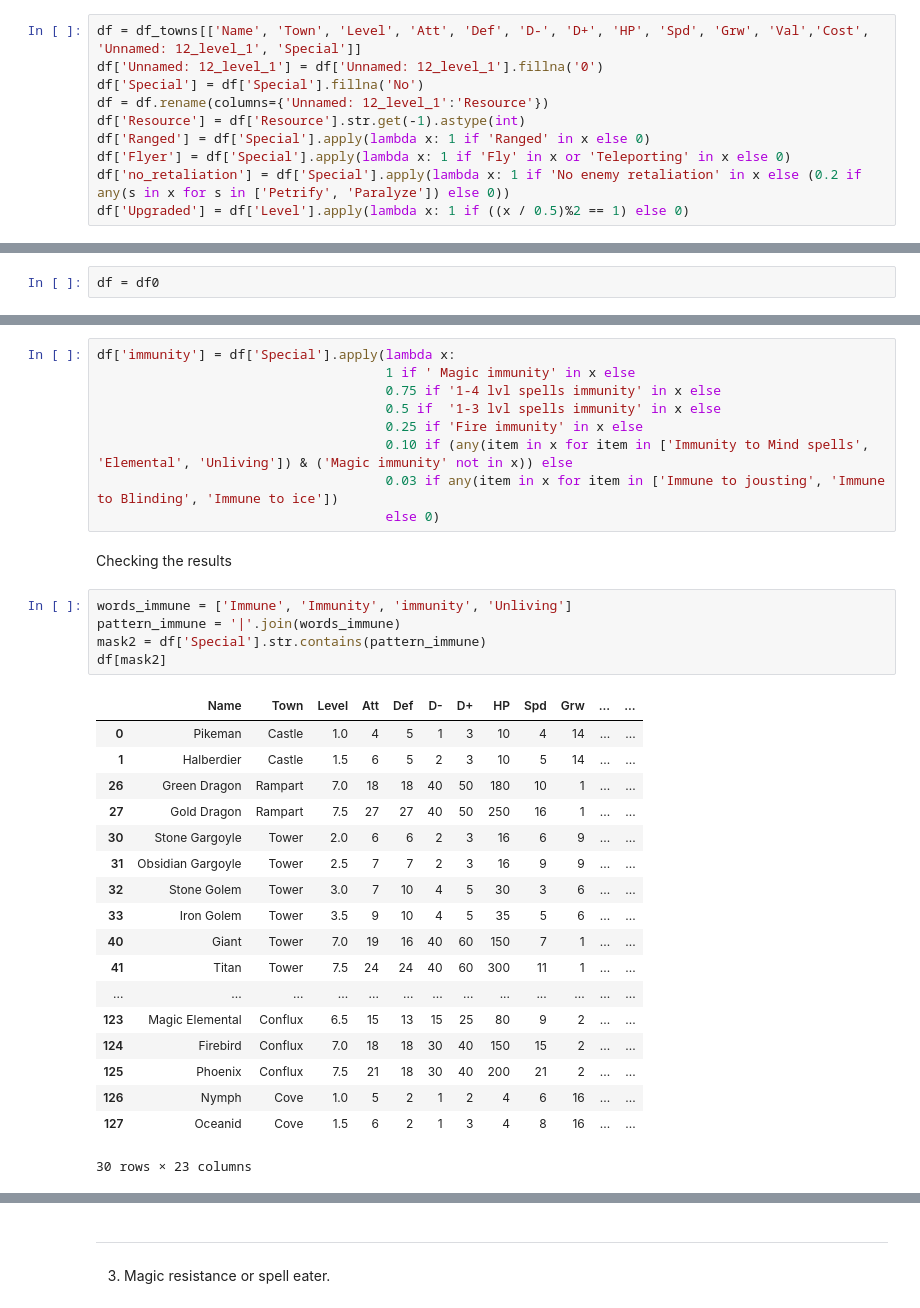
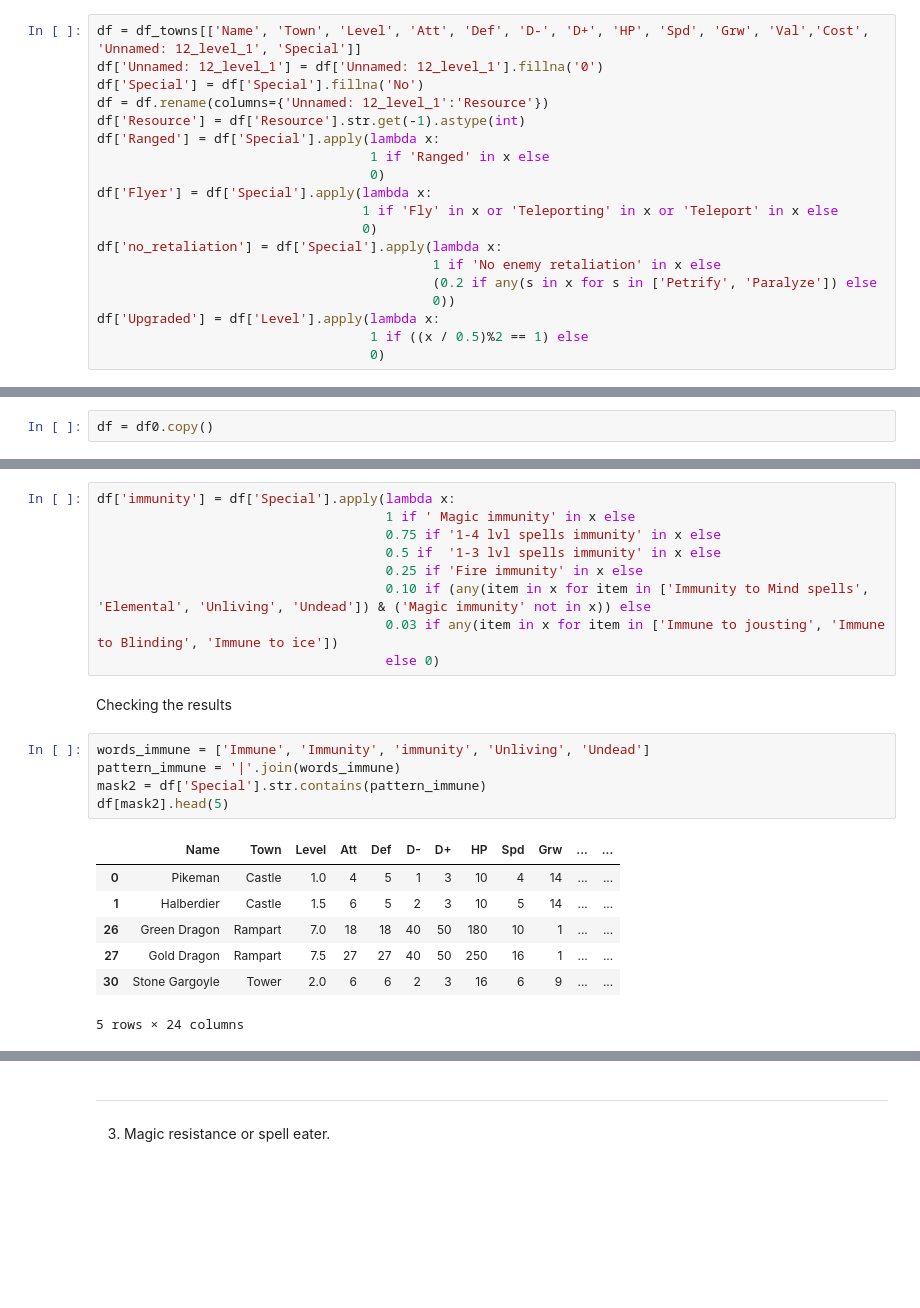
Before and after one commit to tazar09/h3_working_repo, a Jupyter notebook: h3_castles[sep29].ipynb, the cells around one changed output, grey strips where cells are left out. Drawn from its saved outputs; the diff is of its cells as text; blank space fills up the shorter version.

```diff
--- a/h3_castles[sep29].ipynb
+++ b/h3_castles[sep29].ipynb
@@ -121,10 +124,19 @@ df['Unnamed: 12_level_1'] = df['Unnamed: 12_level_1'].fillna('0')
 df['Special'] = df['Special'].fillna('No')
 df = df.rename(columns={'Unnamed: 12_level_1':'Resource'})
 df['Resource'] = df['Resource'].str.get(-1).astype(int)
-df['Ranged'] = df['Special'].apply(lambda x: 1 if 'Ranged' in x else 0)
-df['Flyer'] = df['Special'].apply(lambda x: 1 if 'Fly' in x or 'Teleporting' in x else 0)
-df['no_retaliation'] = df['Special'].apply(lambda x: 1 if 'No enemy retaliation' in x else (0.2 if any(s in x for s in ['Petrify', 'Paralyze']) else 0))
-df['Upgraded'] = df['Level'].apply(lambda x: 1 if ((x / 0.5)%2 == 1) else 0)
+df['Ranged'] = df['Special'].apply(lambda x:
+                                   1 if 'Ranged' in x else
+                                   0)
+df['Flyer'] = df['Special'].apply(lambda x:
+                                  1 if 'Fly' in x or 'Teleporting' in x or 'Teleport' in x else
+                                  0)
+df['no_retaliation'] = df['Special'].apply(lambda x:
+                                           1 if 'No enemy retaliation' in x else
+                                           (0.2 if any(s in x for s in ['Petrify', 'Paralyze']) else
+                                           0))
+df['Upgraded'] = df['Level'].apply(lambda x:
+                                   1 if ((x / 0.5)%2 == 1) else
+                                   0)
 # %% [markdown]
 ________________________________________________________________________________________________________________________________
 # %% [markdown]
@@ -189,4 +201,4 @@ df0.head()
 | 3 | Marksman | Castle | 2.5 | 6 | 3 | 2 | 3 | 10 | 6 | 9 | 184 | ... |
 | 4 | Griffin | Castle | 3.0 | 8 | 8 | 3 | 6 | 25 | 6 | 7 | 351 | ... |
 # %%
-df = df0
+df = df0.copy()
@@ -268,32 +280,21 @@ df['immunity'] = df['Special'].apply(lambda x:
                                      0.75 if '1-4 lvl spells immunity' in x else
                                      0.5 if  '1-3 lvl spells immunity' in x else
                                      0.25 if 'Fire immunity' in x else
-                                     0.10 if (any(item in x for item in ['Immunity to Mind spells', 'Elemental', 'Unliving']) & ('Magic immunity' not in x)) else
+                                     0.10 if (any(item in x for item in ['Immunity to Mind spells', 'Elemental', 'Unliving', 'Undead']) & ('Magic immunity' not in x)) else
                                      0.03 if any(item in x for item in ['Immune to jousting', 'Immune to Blinding', 'Immune to ice'])
                                      else 0)
 # %% [markdown]
 Checking the results
 # %%
-words_immune = ['Immune', 'Immunity', 'immunity', 'Unliving']
+words_immune = ['Immune', 'Immunity', 'immunity', 'Unliving', 'Undead']
 pattern_immune = '|'.join(words_immune)
 mask2 = df['Special'].str.contains(pattern_immune)
-df[mask2]
+df[mask2].head(5)
 # %% [output]
 |  | Name | Town | Level | Att | Def | D- | D+ | HP | Spd | Grw | ... | ... |
 | 0 | Pikeman | Castle | 1.0 | 4 | 5 | 1 | 3 | 10 | 4 | 14 | ... | ... |
 | 1 | Halberdier | Castle | 1.5 | 6 | 5 | 2 | 3 | 10 | 5 | 14 | ... | ... |
 | 26 | Green Dragon | Rampart | 7.0 | 18 | 18 | 40 | 50 | 180 | 10 | 1 | ... | ... |
 | 27 | Gold Dragon | Rampart | 7.5 | 27 | 27 | 40 | 50 | 250 | 16 | 1 | ... | ... |
 | 30 | Stone Gargoyle | Tower | 2.0 | 6 | 6 | 2 | 3 | 16 | 6 | 9 | ... | ... |
-| 31 | Obsidian Gargoyle | Tower | 2.5 | 7 | 7 | 2 | 3 | 16 | 9 | 9 | ... | ... |
-| 32 | Stone Golem | Tower | 3.0 | 7 | 10 | 4 | 5 | 30 | 3 | 6 | ... | ... |
-| 33 | Iron Golem | Tower | 3.5 | 9 | 10 | 4 | 5 | 35 | 5 | 6 | ... | ... |
-| 40 | Giant | Tower | 7.0 | 19 | 16 | 40 | 60 | 150 | 7 | 1 | ... | ... |
-| 41 | Titan | Tower | 7.5 | 24 | 24 | 40 | 60 | 300 | 11 | 1 | ... | ... |
-| ... | ... | ... | ... | ... | ... | ... | ... | ... | ... | ... | ... | ... |
-| 123 | Magic Elemental | Conflux | 6.5 | 15 | 13 | 15 | 25 | 80 | 9 | 2 | ... | ... |
-| 124 | Firebird | Conflux | 7.0 | 18 | 18 | 30 | 40 | 150 | 15 | 2 | ... | ... |
-| 125 | Phoenix | Conflux | 7.5 | 21 | 18 | 30 | 40 | 200 | 21 | 2 | ... | ... |
-| 126 | Nymph | Cove | 1.0 | 5 | 2 | 1 | 2 | 4 | 6 | 16 | ... | ... |
-| 127 | Oceanid | Cove | 1.5 | 6 | 2 | 1 | 3 | 4 | 8 | 16 | ... | ... |
-30 rows × 23 columns
+5 rows × 24 columns
```
Also changed, not shown: parts of 27 cells of this notebook.
